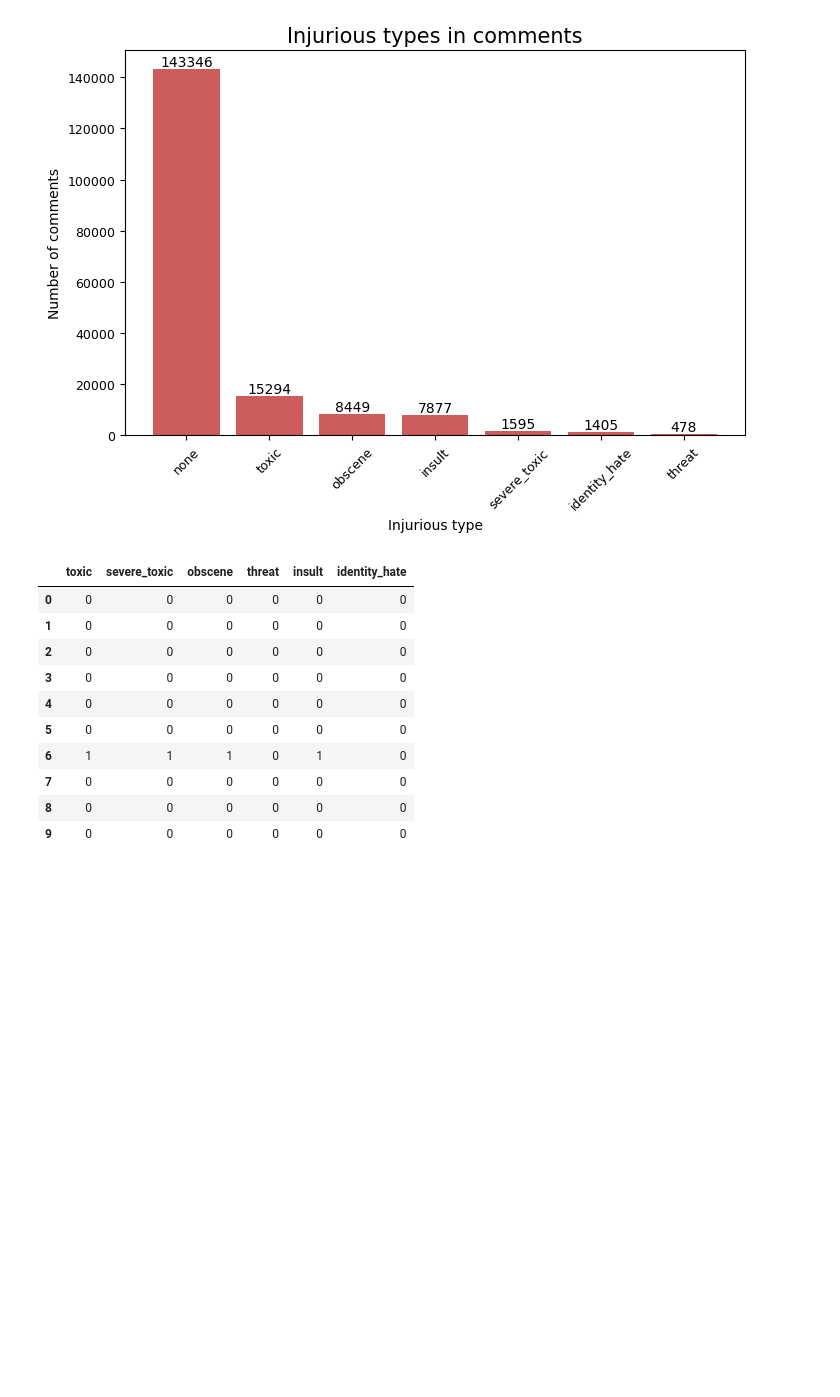
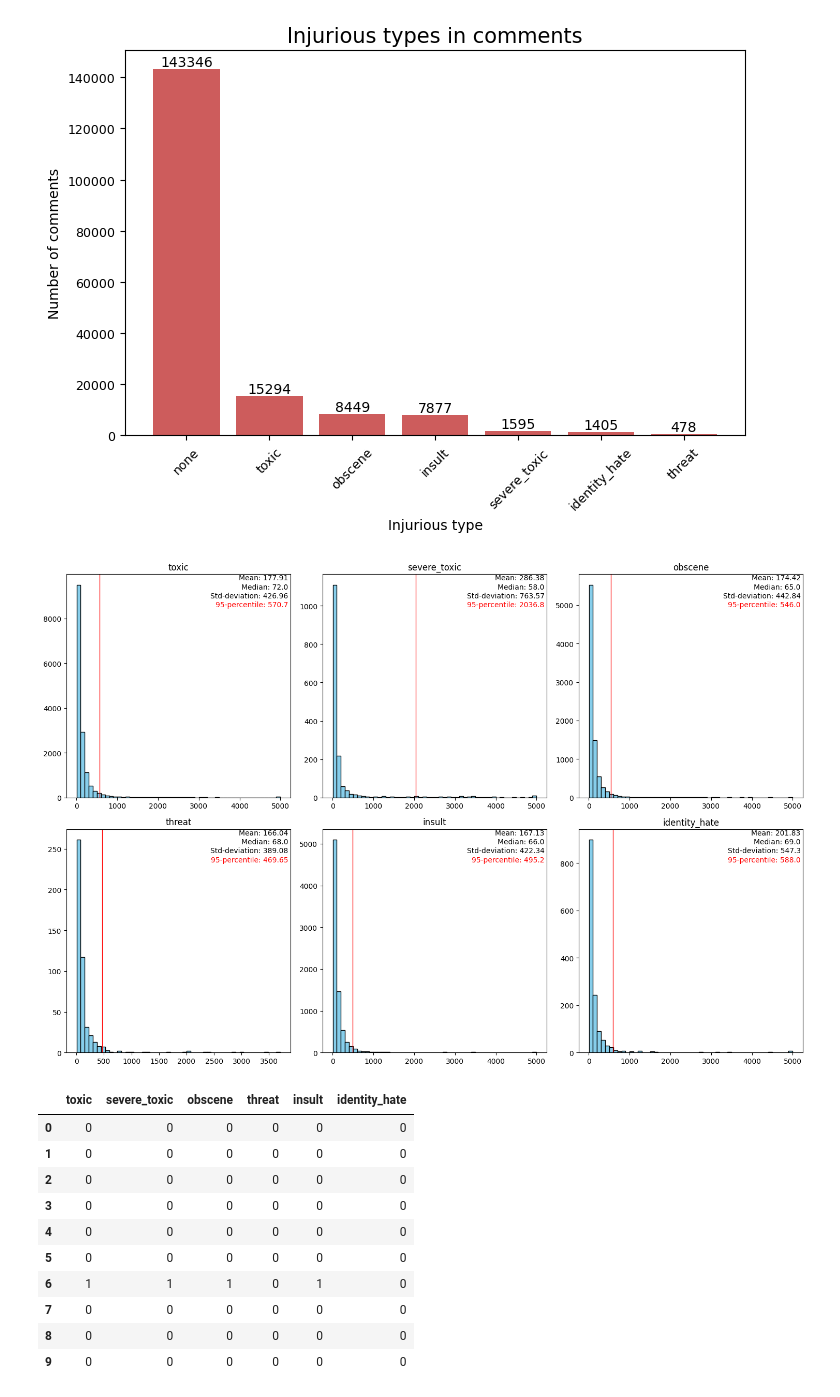
Before and after one commit to EnricoMiche1210760/toxic_comments_filter, a Jupyter notebook: src/progetto_toxic_comments_filter.ipynb, the cells around one changed output. Saved outputs shown, nothing was run; the diff lists cells and outputs as text; code cells hidden in the pictures; blank space fills up the shorter version.

```diff
--- a/src/progetto_toxic_comments_filter.ipynb
+++ b/src/progetto_toxic_comments_filter.ipynb
@@ -195,3 +182,25 @@ plot_bar(injurious_type_sum.index, injurious_type_sum, title='Injurious types in
+# %%
+axes = []
+fig, axes = plt.subplots(2, 3, figsize=(15,10))
+
+len_sentences = np.array([len(str(sentence)) for sentence in preprocessed_text])
+
+for i, col in enumerate(injurious.columns):
+    len_sentences_col = len_sentences[df[df[col] == 1].index]
+    ax = axes[i//3, i%3]
+    ax.hist(len_sentences_col, bins=50, color='skyblue')
+    ax.set_title(col)
+    ax.text(.99, 1, f"Mean: {round(len_sentences_col.mean(), 2)}", transform=ax.transAxes, ha='right', va='top')
+    ax.text(.99, .96, f"Median: {round(np.median(len_sentences_col), 2)}", transform=ax.transAxes, ha='right', va='top')
+    ax.text(.99, .92, f"Std-deviation: {round(len_sentences_col.std(), 2)}", transform=ax.transAxes, ha='right', va='top')
+    ax.text(.99, .88, f"95-percentile: {round(np.percentile(len_sentences_col, 95), 2)}", transform=ax.transAxes, ha='right', va='top', color='red')
+    ax.axvline(x=np.percentile(len_sentences_col, 95), color='red', linewidth=.95)
+
+fig.title("Titolo TEST")
+fig.tight_layout()
+plt.show();
+# %% [output]
+[figure, added]
 # %%
 injurious[0:10]
 # %% [output]
```
Also changed, not shown: parts of 10 cells of this notebook.
